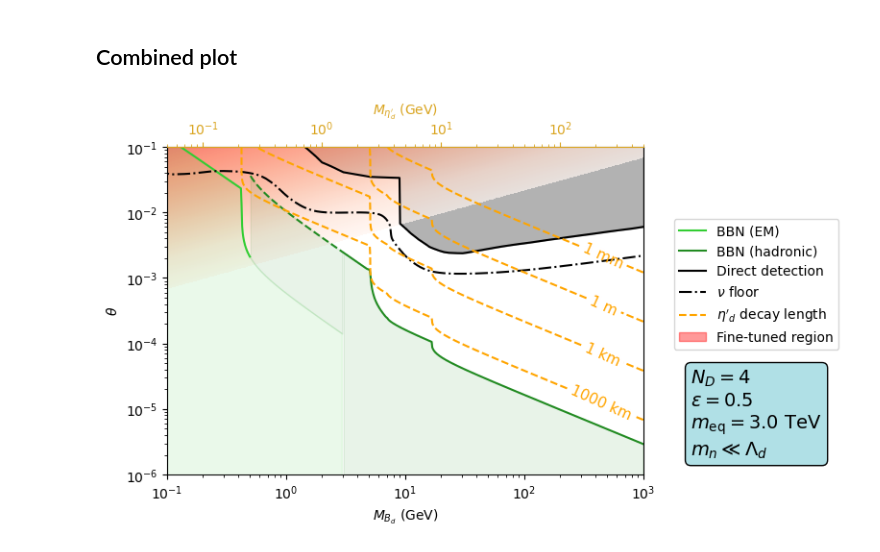
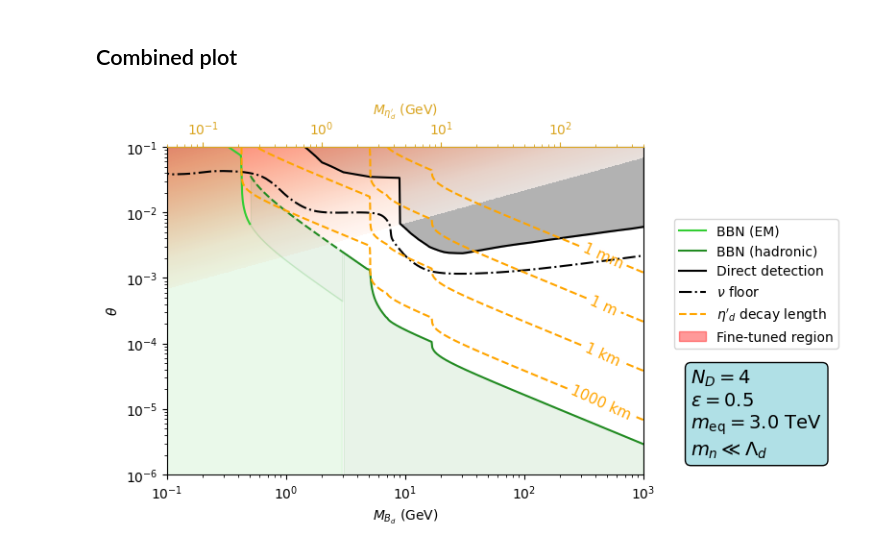
Before and after one commit to etneil/hsdm_code, a Jupyter notebook: hsdm-bounds-final.ipynb, the cells around one changed output. Drawn from its saved outputs; the diff is of its cells as text; code cells hidden in the pictures.

Commit message:
Updated BBN bounds; add plots.

```diff
--- a/hsdm-bounds-final.ipynb
+++ b/hsdm-bounds-final.ipynb
@@ -976,7 +976,7 @@ def plot_BBN_bound(Gamma_func, meson_mass_func, log_mx_min=-2, log_mx_max=np.log
 
     for M_Bd in mx:
         BBNB_heavy.append(compute_BBN_bound(M_Bd, Gamma_func, **kwargs))
-        BBNB_light.append(compute_BBN_bound(M_Bd, Gamma_func, tau_max = 1e4, **kwargs))
+        BBNB_light.append(compute_BBN_bound(M_Bd, Gamma_func, tau_max = 1e2, **kwargs))
 
     BBNB_heavy, BBNB_light = np.asarray(BBNB_heavy), np.asarray(BBNB_light)
 
@@ -1495,13 +1495,13 @@ BBNB_sigma_light = []
 for M_Bd in mx:
     BBNB_heavy.append(compute_BBN_bound(M_Bd, Gamma_eta_prime, eps=eps, r_Bd_eta=0.5, ND=ND, HQ=HQ))
     BBNB_light.append(compute_BBN_bound(M_Bd, Gamma_eta_prime, eps=eps, r_Bd_eta=0.5, ND=ND, HQ=HQ,
-                                        tau_max = 1e4))
+                                        tau_max = 1e2))
     BBNB_glue_heavy.append(compute_BBN_bound(M_Bd, Gamma_glueball, r_Bd_eta=0.5,
                                              HQ=HQ, ND=ND))
     BBNB_glue_light.append(compute_BBN_bound(M_Bd, Gamma_glueball, r_Bd_eta=0.5,
-                                             HQ=HQ, ND=ND, tau_max = 1e4))
+                                             HQ=HQ, ND=ND, tau_max = 1e2))
     BBNB_sigma_heavy.append(compute_BBN_bound(M_Bd, Gamma_sigma, m_eq=m_eq, ND=ND))
-    BBNB_sigma_light.append(compute_BBN_bound(M_Bd, Gamma_sigma, m_eq=m_eq, ND=ND, tau_max = 1e4))
+    BBNB_sigma_light.append(compute_BBN_bound(M_Bd, Gamma_sigma, m_eq=m_eq, ND=ND, tau_max = 1e2))
 
 BBNB_heavy, BBNB_light = np.asarray(BBNB_heavy), np.asarray(BBNB_light)
 BBNB_glue_heavy, BBNB_glue_light = np.asarray(BBNB_glue_heavy), np.asarray(BBNB_glue_light)
@@ -1540,7 +1540,7 @@ plt.ylim(1e-6,1e-1)
 
 plt.xscale('log')
 plt.yscale('log')
-plt.xlabel('$M_{B_d}\ ({\\rm GeV})$')
+plt.xlabel(r'$M_{B_d}\ ({\rm GeV})$')
 plt.ylabel('$\\theta$')
 
 
@@ -1589,13 +1589,13 @@ def glueball_to_baryon(m_G):
 
 if(HQ):
     ax2 = ax.secondary_xaxis('top', functions=(baryon_to_glueball, glueball_to_baryon))
-    ax2.set_xlabel("$M_{0^{++}_d}\ ({\\rm GeV})$")
+    ax2.set_xlabel(r"$M_{0^{++}_d}\ ({\rm GeV})$")
     ax2.tick_params(axis='x', which='both', colors='indigo')
     ax2.xaxis.label.set_color('indigo')
     ax.spines['top'].set_color('indigo')
 else:
     ax2 = ax.secondary_xaxis('top', functions=(baryon_to_eta, eta_to_baryon))
-    ax2.set_xlabel("$M_{\\eta_d'}\ ({\\rm GeV})$")
+    ax2.set_xlabel(r"$M_{\eta_d'}\ ({\rm GeV})$")
     ax2.tick_params(axis='x', which='both', colors='goldenrod')
     ax2.xaxis.label.set_color('goldenrod')
     ax.spines['top'].set_color('goldenrod')
@@ -1606,31 +1606,31 @@ else:
 # Monkey patch the legend to add the fine-tuning label not as just a line...
 handles, labels = plt.gca().get_legend_handles_labels()
 ft_patch = mpatches.Patch(color='red', alpha=0.4, label='Fine-tuned region')
 handles.extend([ft_patch])
 
 plt.legend(loc='upper left', bbox_to_anchor=(1.05,0.80), handles=handles)
 
 mass_limit_str = r'$m_n \gg \Lambda_d$' if HQ else r'$m_n \ll \Lambda_d$'
 
 # Label model params used
 info_str = '\n'.join([
     f'$N_D = {ND}$',
     f'$\\epsilon = {eps}$',
     '$m_{\\rm eq}' + f' = {m_eq/1000}$ TeV',
     mass_limit_str,
 ])
 
 ax.text(1.1, 0.06, info_str, transform=ax.transAxes, fontsize=14,
         bbox={'boxstyle': 'round', 'facecolor': 'powderblue'})
 
 if save_plots:
     filename = f'HSDM_bounds_ND{ND}_eps{eps}_meq{m_eq/1000}'
     if HQ:
         filename += '_hq'
     if exclude_eta_decay:
         filename += '_nodecay'
     filename += '.pdf'
 
     plt.savefig(filename, bbox_inches='tight')
 # %% [output]
-[figure, old version]
+[figure, new version]
```
Also changed, not shown: parts of 10 cells of this notebook, 9 other files.
